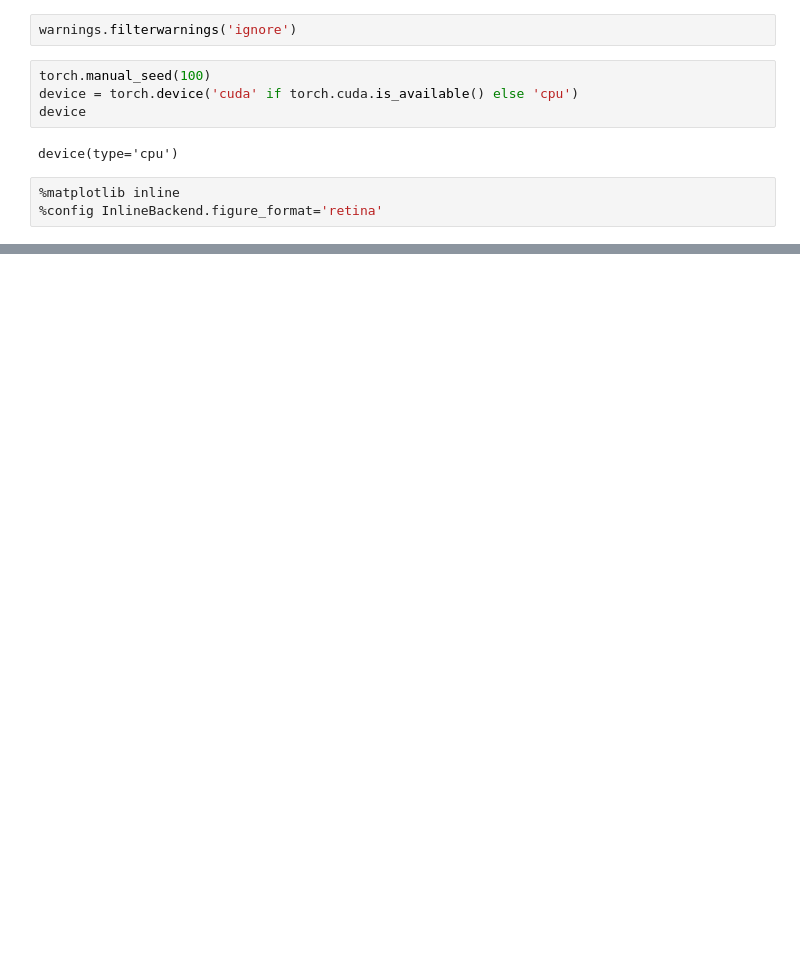
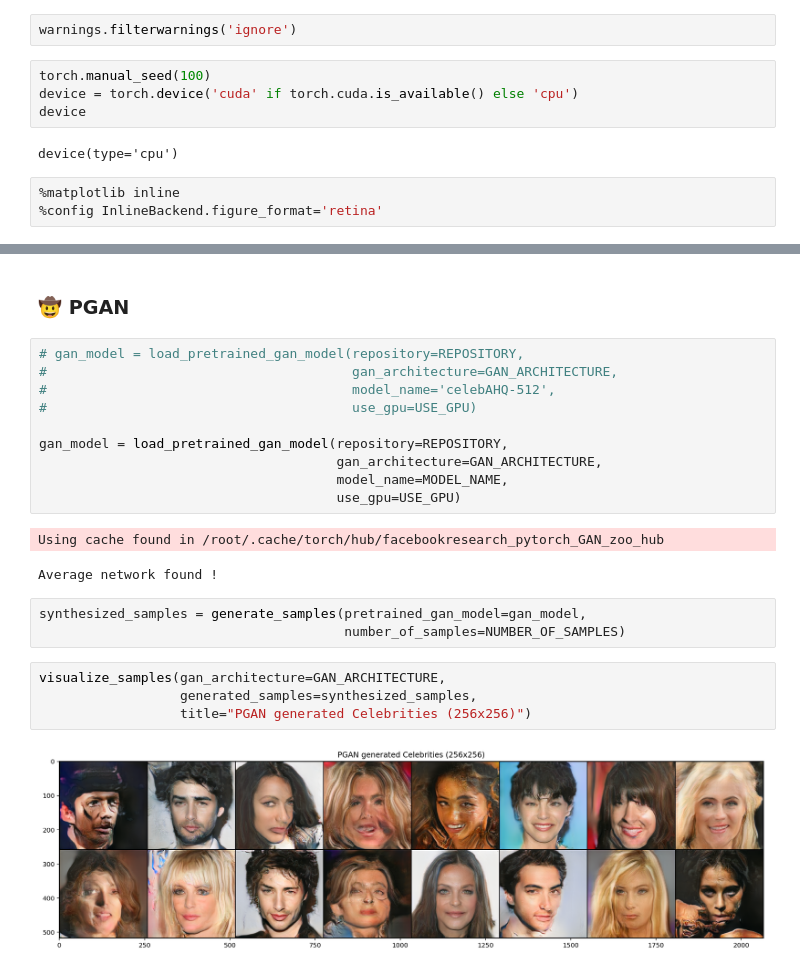
Before and after one commit to briland/gan-tutorial, a Jupyter notebook: playing_with_GANs.ipynb, the cells around one changed output, grey strips where cells are left out. Cells and saved outputs as stored; diff of their text form; blank space fills up the shorter version.

```diff
--- a/playing_with_GANs.ipynb
+++ b/playing_with_GANs.ipynb
@@ -28,0 +133,24 @@ device(type='cpu')
+# %% [markdown]
+### &#129312; PGAN
+# %%
+# gan_model = load_pretrained_gan_model(repository=REPOSITORY,
+#                                       gan_architecture=GAN_ARCHITECTURE,
+#                                       model_name='celebAHQ-512',
+#                                       use_gpu=USE_GPU)
+
+gan_model = load_pretrained_gan_model(repository=REPOSITORY,
+                                      gan_architecture=GAN_ARCHITECTURE,
+                                      model_name=MODEL_NAME,
+                                      use_gpu=USE_GPU)
+# %% [output]
+Using cache found in /root/.cache/torch/hub/facebookresearch_pytorch_GAN_zoo_hub
+Average network found !
+# %%
+synthesized_samples = generate_samples(pretrained_gan_model=gan_model,
+                                       number_of_samples=NUMBER_OF_SAMPLES)
+# %%
+visualize_samples(gan_architecture=GAN_ARCHITECTURE,
+                  generated_samples=synthesized_samples,
+                  title="PGAN generated Celebrities (256x256)")
+# %% [output]
+[figure, added]
```
Also changed, not shown: parts of 17 cells of this notebook.
